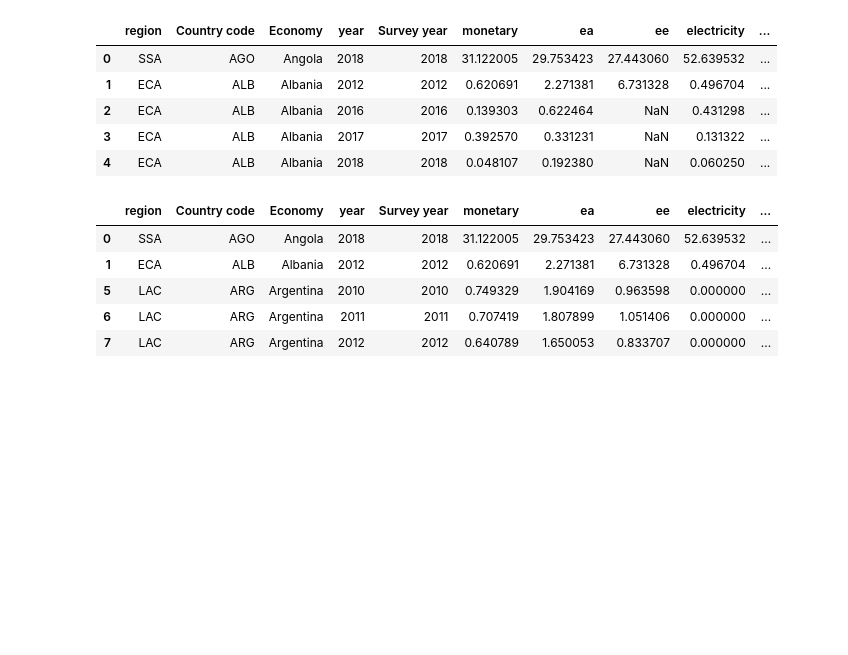
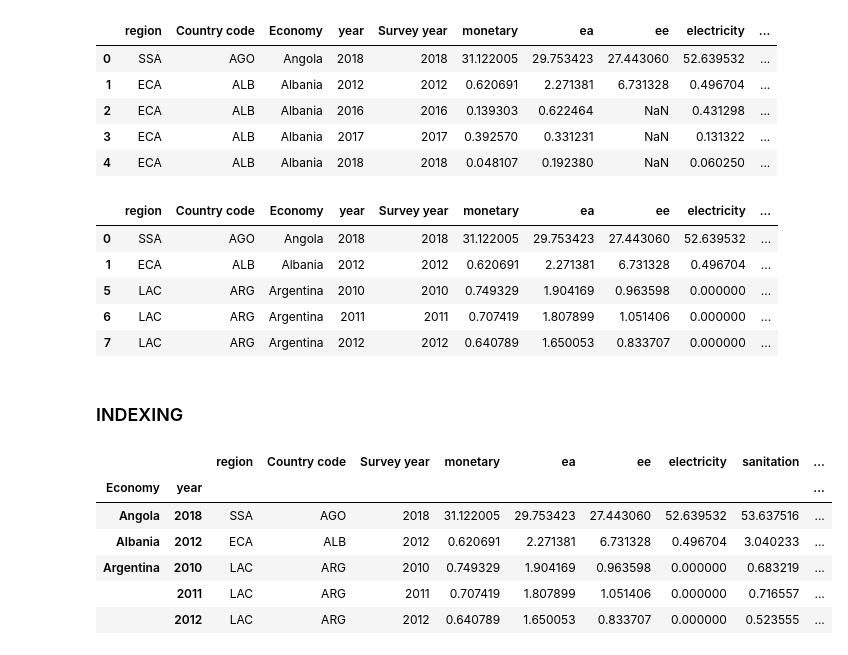
Before and after one commit to Sebastian4524/Datavisualization, a Jupyter notebook: pandas.ipynb, the cells around one changed output. Drawn from its saved outputs; the diff is of its cells as text; code cells hidden in the pictures; blank space fills up the shorter version.

```diff
--- a/pandas.ipynb
+++ b/pandas.ipynb
@@ -4,7 +4,7 @@
 import numpy as np
 import pandas as pd
 # %%
-s = "/content/datosp.xlsx"
+s = "/datosp.xlsx"
 d = pd.read_excel(s)
 # %% [markdown]
 ## exploration ##
@@ -123,3 +91,16 @@ d2.head()
 | 5 | LAC | ARG | Argentina | 2010 | 2010 | 0.749329 | 1.904169 | 0.963598 | 0.000000 | ... |
 | 6 | LAC | ARG | Argentina | 2011 | 2011 | 0.707419 | 1.807899 | 1.051406 | 0.000000 | ... |
 | 7 | LAC | ARG | Argentina | 2012 | 2012 | 0.640789 | 1.650053 | 0.833707 | 0.000000 | ... |
+# %% [markdown]
+### INDEXING ##
+# %%
+d2 = d2.set_index(["Economy","year"])
+d2.head()
+# %% [output]
+|  |  | region | Country code | Survey year | monetary | ea | ee | electricity | sanitation | ... |
+| Economy | year |  |  |  |  |  |  |  |  | ... |
+| Angola | 2018 | SSA | AGO | 2018 | 31.122005 | 29.753423 | 27.443060 | 52.639532 | 53.637516 | ... |
+| Albania | 2012 | ECA | ALB | 2012 | 0.620691 | 2.271381 | 6.731328 | 0.496704 | 3.040233 | ... |
+| Argentina | 2010 | LAC | ARG | 2010 | 0.749329 | 1.904169 | 0.963598 | 0.000000 | 0.683219 | ... |
+|  | 2011 | LAC | ARG | 2011 | 0.707419 | 1.807899 | 1.051406 | 0.000000 | 0.716557 | ... |
+|  | 2012 | LAC | ARG | 2012 | 0.640789 | 1.650053 | 0.833707 | 0.000000 | 0.523555 | ... |
```
Also changed, not shown: parts of 6 cells of this notebook.
